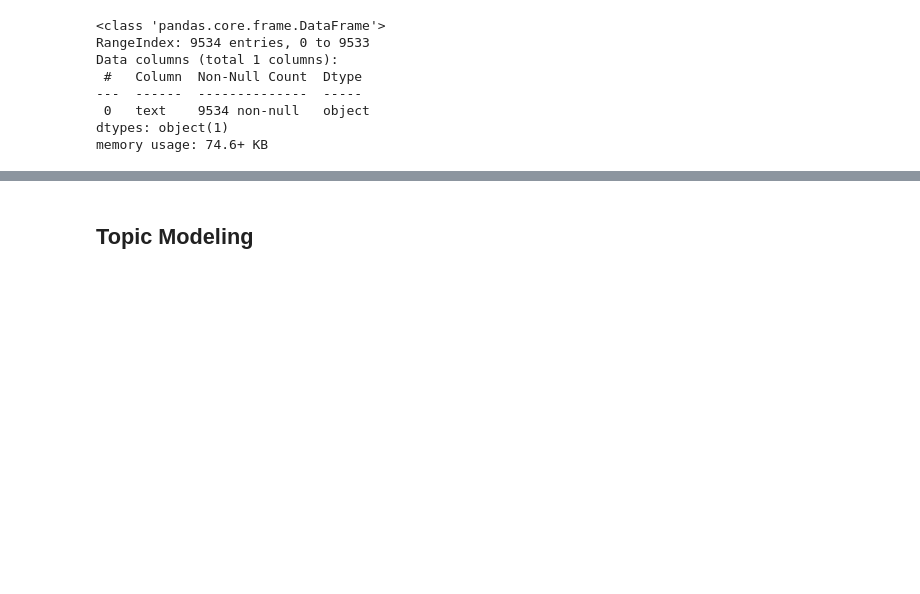
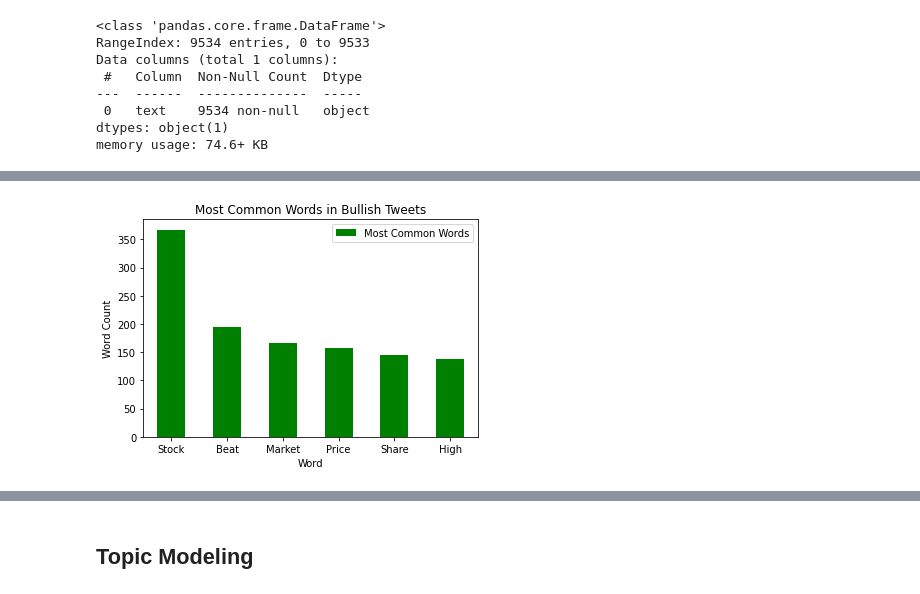
Before and after one commit to ddcots24/Twitter-Finance-NLP, a Jupyter notebook: Feature Extraction (Vectorization) and Topic Modeling.ipynb, the cells around one changed output, grey strips where cells are left out. Saved outputs shown, nothing was run; the diff lists cells and outputs as text; code cells hidden in the pictures; blank space fills up the shorter version.

```diff
--- a/Feature Extraction (Vectorization) and Topic Modeling.ipynb
+++ b/Feature Extraction (Vectorization) and Topic Modeling.ipynb
@@ -45,0 +69,10 @@ z.groupby('label').sum().T.sort_values(by = 2, ascending = False)
+# %%
+index = ['Stock', 'Beat', 'Market', 'Price', 'Share', 'High']
+word_count = [367, 195, 166, 158, 145, 137]
+top_6_bullish_df = pd.DataFrame({'Most Common Words': word_count}, index=index)
+ax = top_6_bullish_df.plot(kind = 'bar', rot = 0, color = 'green')
+ax.set_title('Most Common Words in Bullish Tweets')
+ax.set_ylabel('Word Count')
+ax.set_xlabel('Word');
+# %% [output]
+[figure, added]
```
Also changed, not shown: parts of 15 cells of this notebook, 2 other files.
